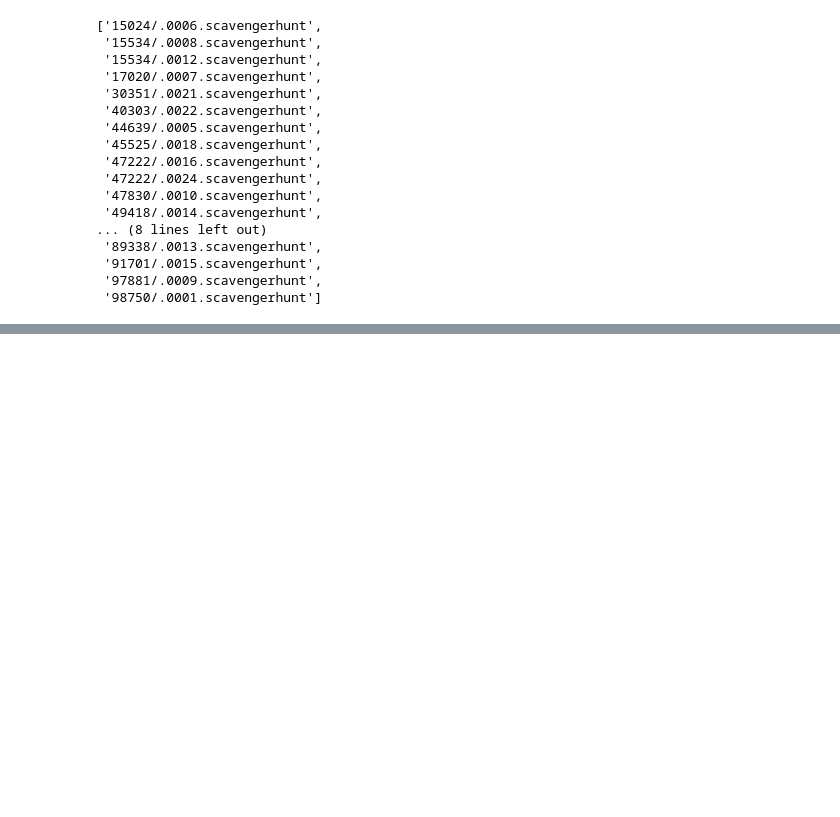
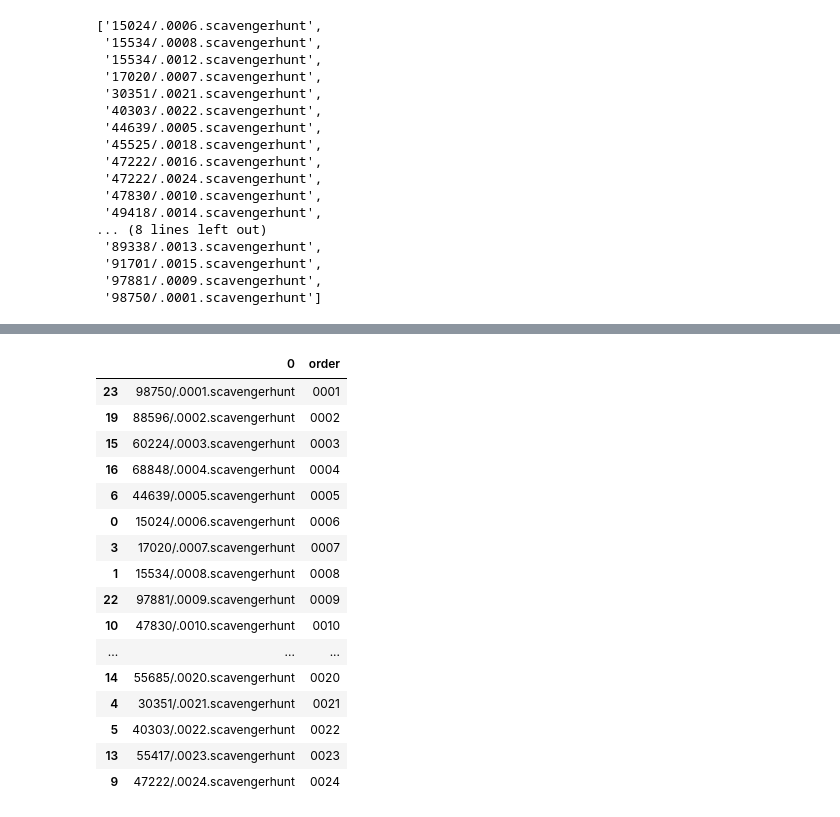
Before and after one commit to Ironhack-data-bcn-january-2023/lab-api-scavenger-game, a Jupyter notebook: your-code/challenge-3.ipynb, the cells around one changed output, grey strips where cells are left out. Drawn from its saved outputs; the diff is of its cells as text; code cells hidden in the pictures; blank space fills up the shorter version.

```diff
--- a/your-code/challenge-3.ipynb
+++ b/your-code/challenge-3.ipynb
@@ -135,0 +135,3 @@ list_of_files
+# %%
+scav_files = pd.DataFrame(list_of_files)
+scav_files
@@ -135,0 +156,26 @@ list_of_files
+# %%
+def taking_numb(x):
+    return x[0].split(".")[1]
+# %%
+scav_files["order"] = scav_files.apply(taking_numb, axis=1)
+scav_files.sort_values(by=["order"], inplace = True)
+# %%
+scav_files
+# %% [output]
+|  | 0 | order |
+| 23 | 98750/.0001.scavengerhunt | 0001 |
+| 19 | 88596/.0002.scavengerhunt | 0002 |
+| 15 | 60224/.0003.scavengerhunt | 0003 |
+| 16 | 68848/.0004.scavengerhunt | 0004 |
+| 6 | 44639/.0005.scavengerhunt | 0005 |
+| 0 | 15024/.0006.scavengerhunt | 0006 |
+| 3 | 17020/.0007.scavengerhunt | 0007 |
+| 1 | 15534/.0008.scavengerhunt | 0008 |
+| 22 | 97881/.0009.scavengerhunt | 0009 |
+| 10 | 47830/.0010.scavengerhunt | 0010 |
+| ... | ... | ... |
+| 14 | 55685/.0020.scavengerhunt | 0020 |
+| 4 | 30351/.0021.scavengerhunt | 0021 |
+| 5 | 40303/.0022.scavengerhunt | 0022 |
+| 13 | 55417/.0023.scavengerhunt | 0023 |
+| 9 | 47222/.0024.scavengerhunt | 0024 |
```
Also changed, not shown: parts of 5 cells of this notebook.
